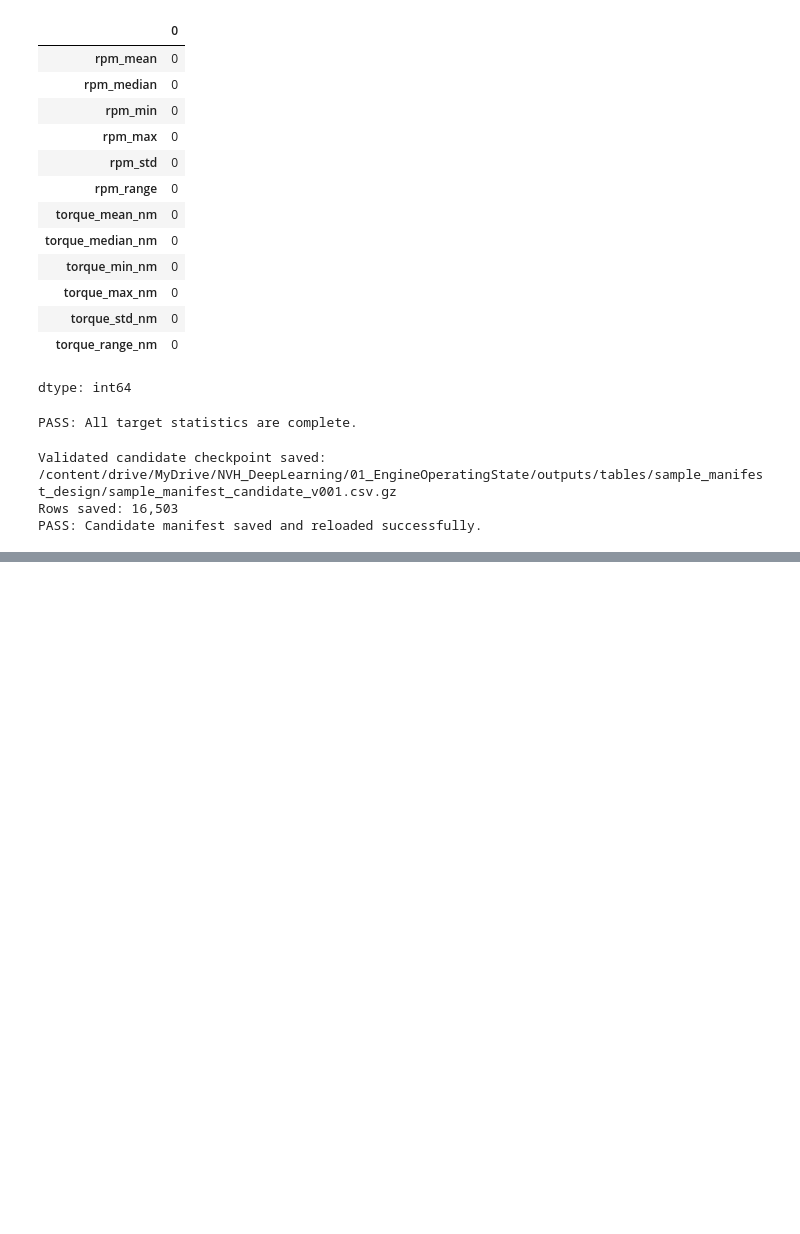
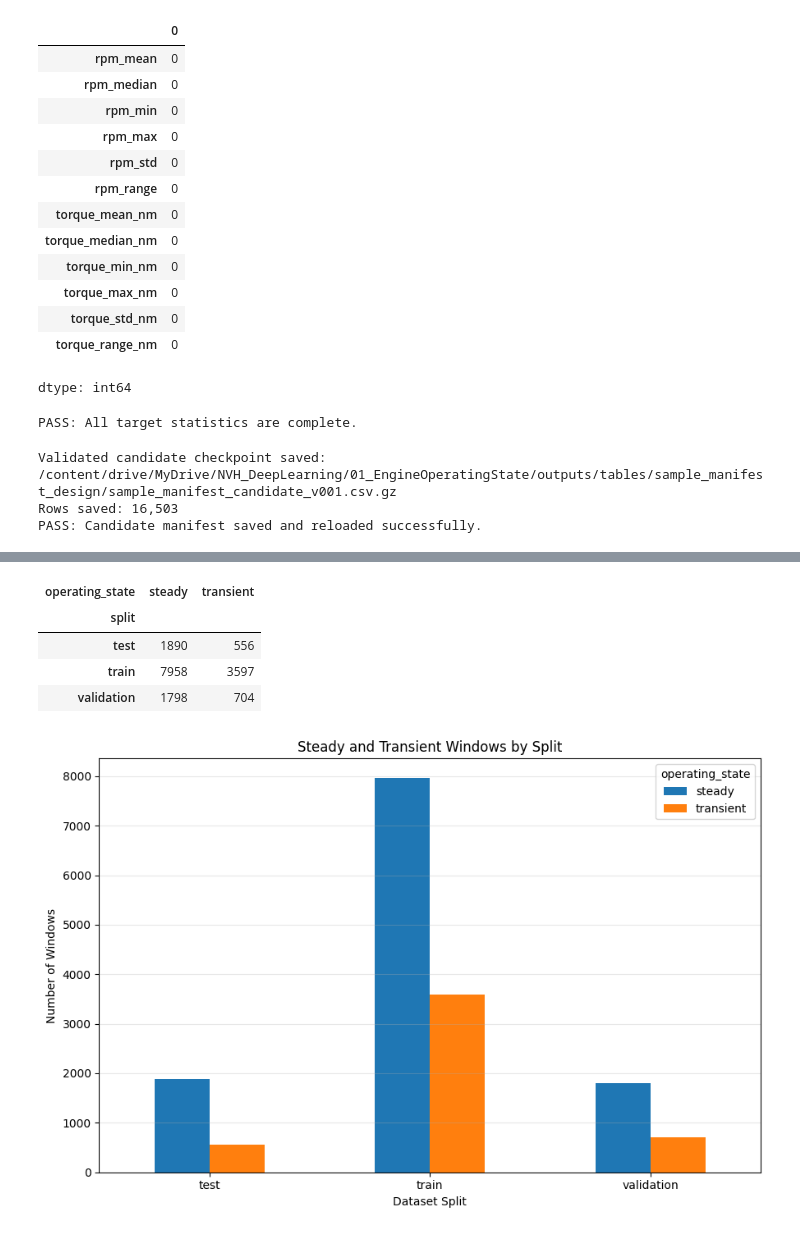
Before and after one commit to vaibhavjiyer87/engine-nvh-deep-learning, a Jupyter notebook: notebooks/04_generate_sample_manifest.ipynb, the cells around one changed output, grey strips where cells are left out. Cells and saved outputs as stored; diff of their text form; code cells hidden in the pictures; blank space fills up the shorter version.

```diff
--- a/notebooks/04_generate_sample_manifest.ipynb
+++ b/notebooks/04_generate_sample_manifest.ipynb
@@ -1983,0 +2325,67 @@ PASS: Candidate manifest saved and reloaded successfully.
+# %%
+# Step 4F — Plot steady versus transient samples
+# We want the steady/transient proportions to be broadly similar
+# across the three splits.
+
+state_counts = (
+    sample_manifest
+    .groupby(
+        [
+            "split",
+            "operating_state",
+        ]
+    )
+    .size()
+    .unstack(
+        fill_value=0
+    )
+)
+
+display(state_counts)
+
+ax = state_counts.plot(
+    kind="bar",
+    figsize=(9, 6),
+)
+
+ax.set_title(
+    "Steady and Transient Windows by Split"
+)
+
+ax.set_xlabel(
+    "Dataset Split"
+)
+
+ax.set_ylabel(
+    "Number of Windows"
+)
+
+ax.grid(
+    True,
+    axis="y",
+    alpha=0.3,
+)
+
+plt.xticks(rotation=0)
+plt.tight_layout()
+
+output_path = (
+    SAMPLE_MANIFEST_FIGURE_DIR
+    / "02_operating_state_by_split.png"
+)
+
+plt.savefig(
+    output_path,
+    dpi=300,
+    bbox_inches="tight",
+)
+
+plt.show()
+plt.close()
+# %% [output]
+| operating_state | steady | transient |
+| split |  |  |
+| test | 1890 | 556 |
+| train | 7958 | 3597 |
+| validation | 1798 | 704 |
+[figure, added]
```
Also changed, not shown: parts of 14 cells of this notebook.
